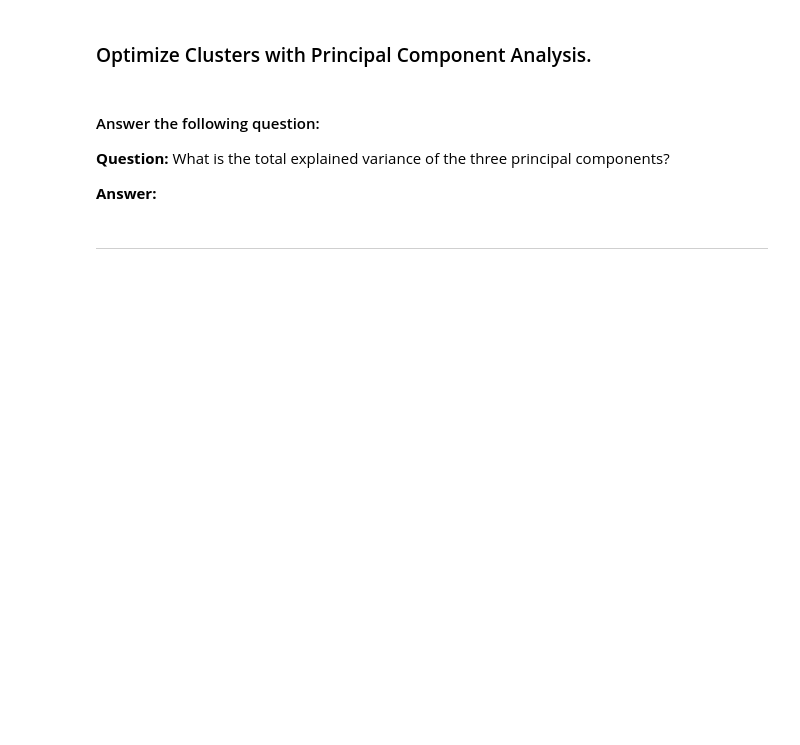
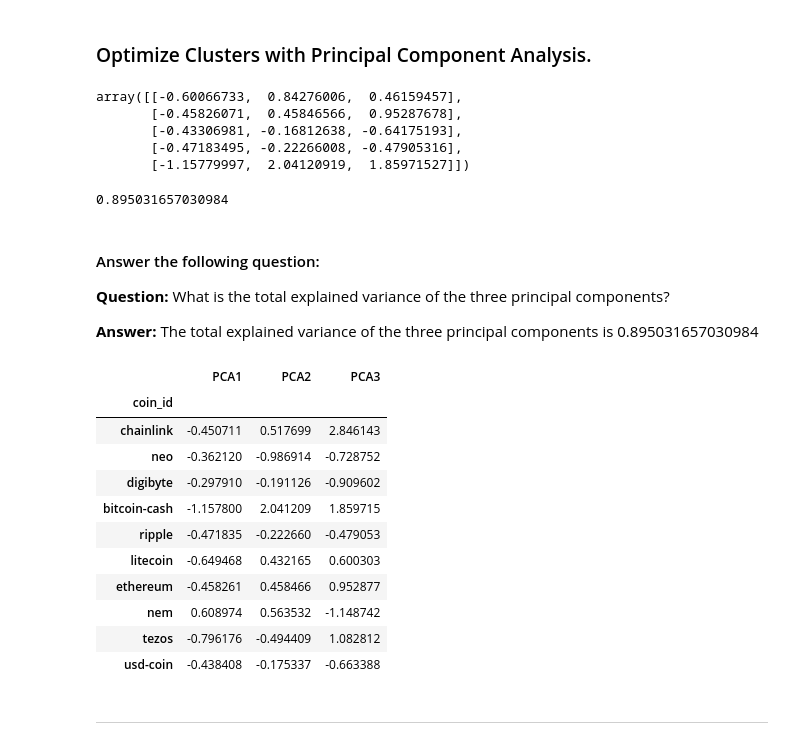
Before and after one commit to kristianrafuse/CryptoClustering, a Jupyter notebook: Crypto_Clustering.ipynb.ipynb, the cells around one changed output. Drawn from its saved outputs; the diff is of its cells as text; code cells hidden in the pictures; blank space fills up the shorter version.

```diff
--- a/Crypto_Clustering.ipynb.ipynb
+++ b/Crypto_Clustering.ipynb.ipynb
@@ -228,32 +228,57 @@ df_market_data_predictions.hvplot.scatter(
 ### Optimize Clusters with Principal Component Analysis.
 # %%
 # Create a PCA model instance and set `n_components=3`.
+pca = PCA(n_components=3)
 # %%
 # Use the PCA model with `fit_transform` to reduce to
 # three principal components.
+df_market_data_scaled_pca = pca.fit_transform(df_market_data_scaled_df)
 
 # View the first five rows of the DataFrame.
+df_market_data_scaled_pca[:5]
+# %% [output]
+array([[-0.60066733,  0.84276006,  0.46159457],
+       [-0.45826071,  0.45846566,  0.95287678],
+       [-0.43306981, -0.16812638, -0.64175193],
+       [-0.47183495, -0.22266008, -0.47905316],
+       [-1.15779997,  2.04120919,  1.85971527]])
 # %%
 # Retrieve the explained variance to determine how much information
 # can be attributed to each principal component.
+exp_variance = pca.explained_variance_ratio_
+
+sum(exp_variance)
+# %% [output]
+0.895031657030984
 # %% [markdown]
 #### Answer the following question:
 
 **Question:** What is the total explained variance of the three principal components?
 
-**Answer:**
+**Answer:** The total explained variance of the three principal components is 0.895031657030984
 # %%
 # Create a new DataFrame with the PCA data.
-
-# Creating a DataFrame with the PCA data
+market_data_pca_df = pd.DataFrame(df_market_data_scaled_pca, columns=["PCA1", "PCA2", "PCA3"])
 
 # Copy the crypto names from the original data
-
-
 # Set the coinid column as index
-
+market_data_pca_df.index = df_market_data.index
 
 # Display sample data
+market_data_pca_df.sample(10)
+# %% [output]
+|  | PCA1 | PCA2 | PCA3 |
+| coin_id |  |  |  |
+| chainlink | -0.450711 | 0.517699 | 2.846143 |
+| neo | -0.362120 | -0.986914 | -0.728752 |
+| digibyte | -0.297910 | -0.191126 | -0.909602 |
+| bitcoin-cash | -1.157800 | 2.041209 | 1.859715 |
+| ripple | -0.471835 | -0.222660 | -0.479053 |
+| litecoin | -0.649468 | 0.432165 | 0.600303 |
+| ethereum | -0.458261 | 0.458466 | 0.952877 |
+| nem | 0.608974 | 0.563532 | -1.148742 |
+| tezos | -0.796176 | -0.494409 | 1.082812 |
+| usd-coin | -0.438408 | -0.175337 | -0.663388 |
 # %% [markdown]
 ---
 # %% [markdown]
```
Also changed, not shown: parts of 2 cells of this notebook.
